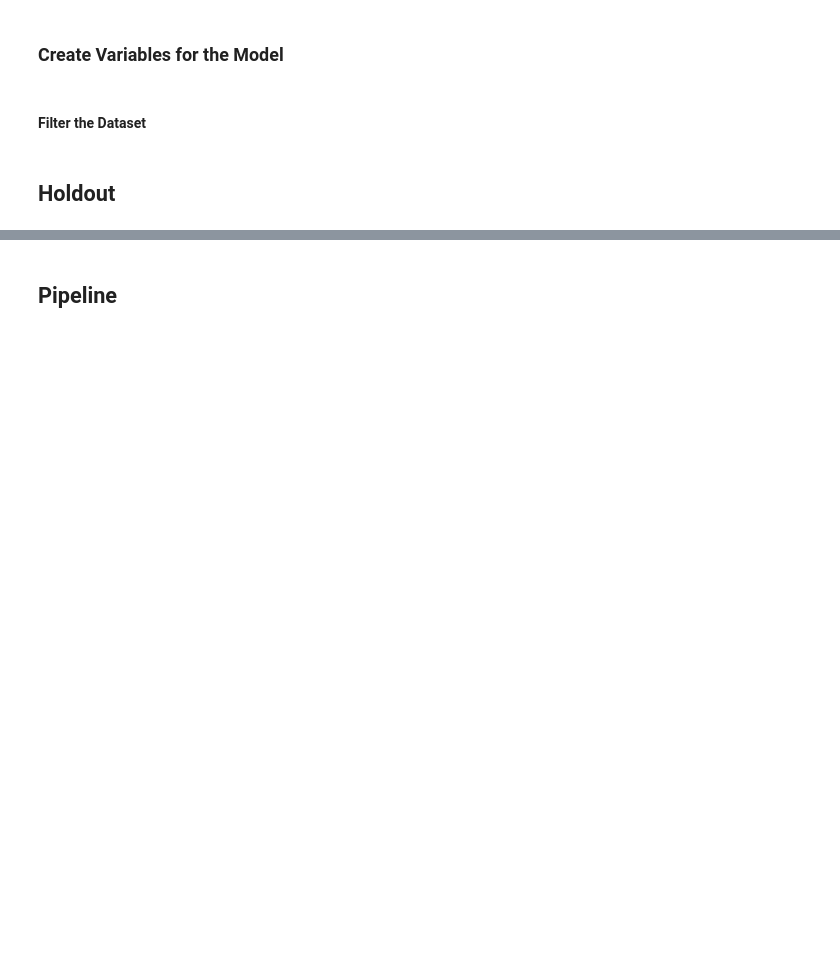
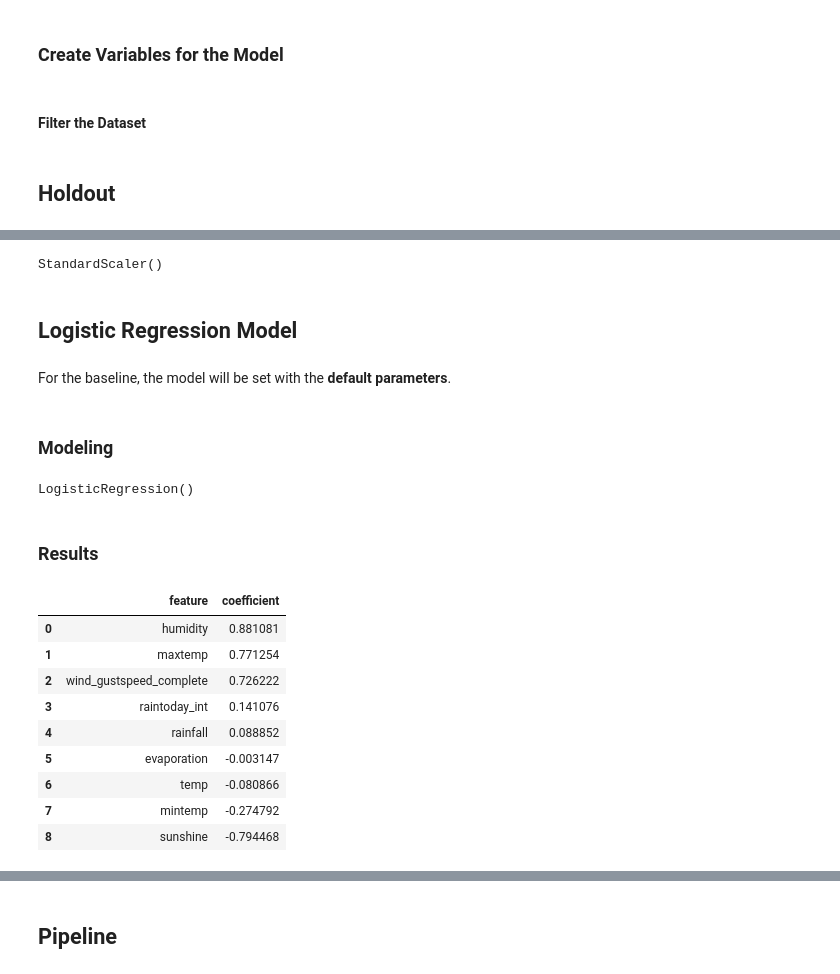
Before and after one commit to gabrielanakasato/rain-prediction, a Jupyter notebook: part02-baseline.ipynb, the cells around one changed output, grey strips where cells are left out. Cells and saved outputs as stored; diff of their text form; code cells hidden in the pictures; blank space fills up the shorter version.

```diff
--- a/part02-baseline.ipynb
+++ b/part02-baseline.ipynb
@@ -340,0 +349,8 @@ X_train, X_test, y_train, y_test = train_test_split(X, y, test_size=.2, stratify
+# %%
+# Instance the class
+scaler = StandardScaler()
+
+# Train the 'scaler'
+scaler.fit(X_train)
+# %% [output]
+StandardScaler()
@@ -340,0 +361,31 @@ X_train, X_test, y_train, y_test = train_test_split(X, y, test_size=.2, stratify
+# %% [markdown]
+## Logistic Regression Model
+# %% [markdown]
+For the baseline, the model will be set with the **default parameters**.
+# %% [markdown]
+### Modeling
+# %%
+# Instance the model
+logistic = LogisticRegression()
+
+# Train the model
+logistic.fit(X=X_train_std, y=y_train)
+# %% [output]
+LogisticRegression()
+# %% [markdown]
+### Results
+# %%
+# Check the coefficients
+pd.DataFrame(zip(X_train.columns, logistic.coef_.tolist()[0]),
+             columns=['feature', 'coefficient']).sort_values(by='coefficient', ascending=False).reset_index(drop=True)
+# %% [output]
+|  | feature | coefficient |
+| 0 | humidity | 0.881081 |
+| 1 | maxtemp | 0.771254 |
+| 2 | wind_gustspeed_complete | 0.726222 |
+| 3 | raintoday_int | 0.141076 |
+| 4 | rainfall | 0.088852 |
+| 5 | evaporation | -0.003147 |
+| 6 | temp | -0.080866 |
+| 7 | mintemp | -0.274792 |
+| 8 | sunshine | -0.794468 |
```
Also changed, not shown: parts of 39 cells of this notebook.
